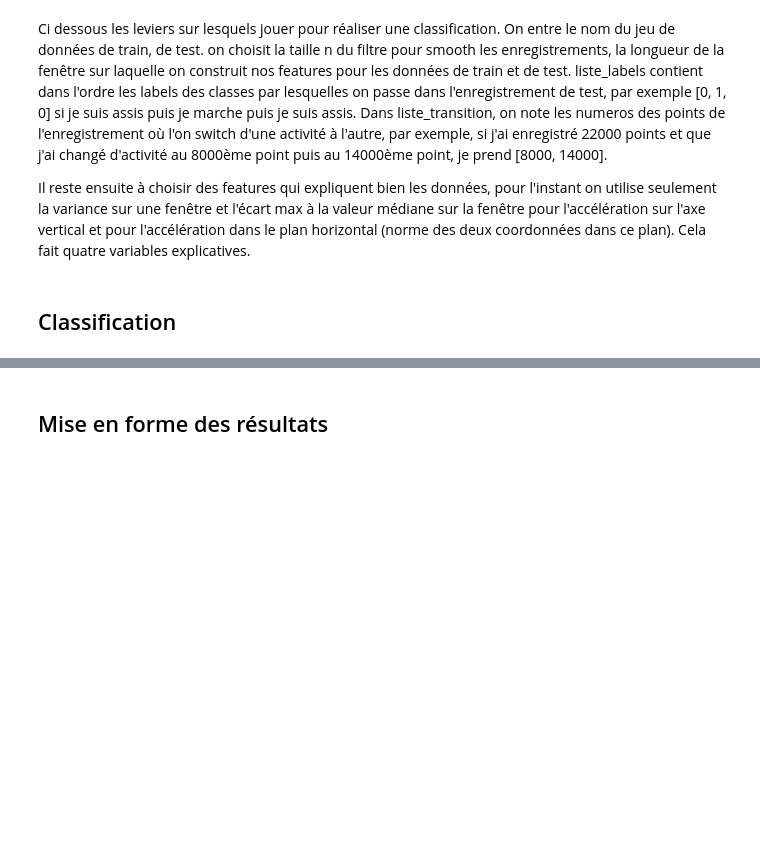
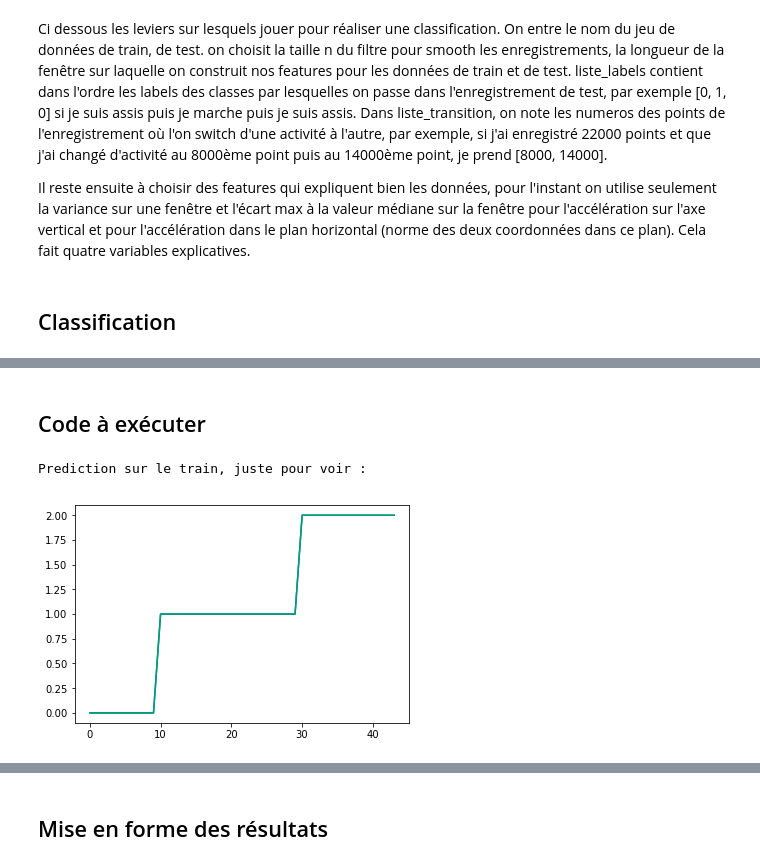
Before and after one commit to Vincent-Robert/Projet-SIGMA, a Jupyter notebook: Script court.ipynb, the cells around one changed output, grey strips where cells are left out. Drawn from its saved outputs; the diff is of its cells as text; code cells hidden in the pictures; blank space fills up the shorter version.

Commit message:
Clarification du script
découpage en fonctions plus compréhensible et séparation de la partie train et la partie test dans la classification

```diff
--- a/Script court.ipynb
+++ b/Script court.ipynb
@@ -34,10 +23,3 @@ Ci dessous les leviers sur lesquels jouer pour réaliser une classification. On
 
 
 Il reste ensuite à choisir des features qui expliquent bien les données, pour l'instant on utilise seulement la variance sur une fenêtre et l'écart max à la valeur médiane sur la fenêtre pour l'accélération sur l'axe vertical et pour l'accélération dans le plan horizontal (norme des deux coordonnées dans ce plan). Cela fait quatre variables explicatives.
-# %%
-window_length = 500
-n = 50
-train_name = 'adrien_balade.csv'
-test_name = 'adrien_balade.csv'
-liste_labels = [0, 1] # 0 c'est assis bus, 1 c'est sinus bus, 2 c'est marche
-liste_transitions = [11730]
@@ -209,0 +184,23 @@ prediction sur le test
+# %% [markdown]
+## Code à exécuter
+# %%
+window_length = 200
+n = 20
+train_name = 'test3etats.csv'
+test_name = 'testtest.csv'
+liste_labels = [0, 1, 2] # 0 c'est assis, 1 c'est marche, 2 c'est tourner l'accéléromètre
+liste_transitions = [2000, 6000]
+# %%
+train_features, labels_idee = create_train(train_name, window_length, n, liste_labels, liste_transitions)
+test_features = create_test(test_name, window_length, n)
+
+classifier1, classifier2, pca, scaler = build_model(train_features, labels_idee)
+prediction_train = actually_predict(classifier1, classifier2, train_features, pca, scaler)
+print('Prediction sur le train, juste pour voir : ')
+plt.figure()
+plt.plot(np.rint(prediction_train))
+plt.plot(labels_idee)
+plt.show()
+# %% [output]
+Prediction sur le train, juste pour voir :
+[figure, added]
```
Also changed, not shown: parts of 8 cells of this notebook.
